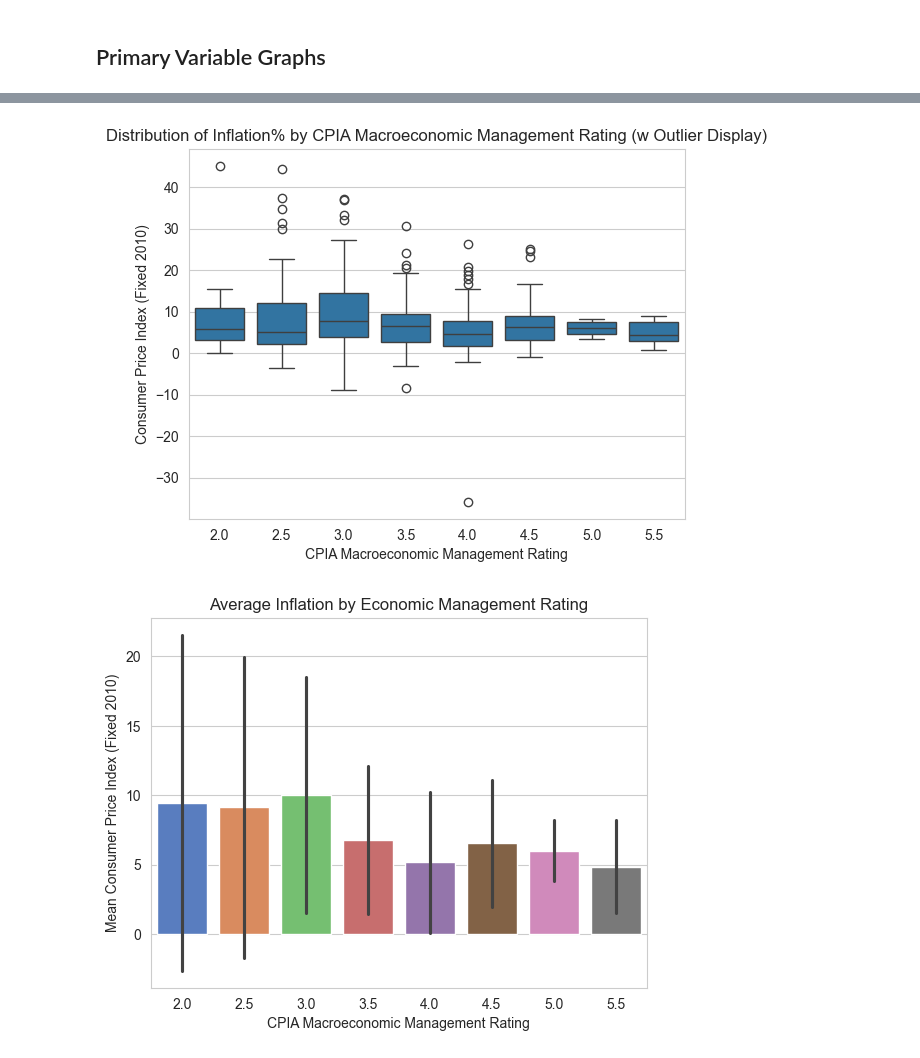
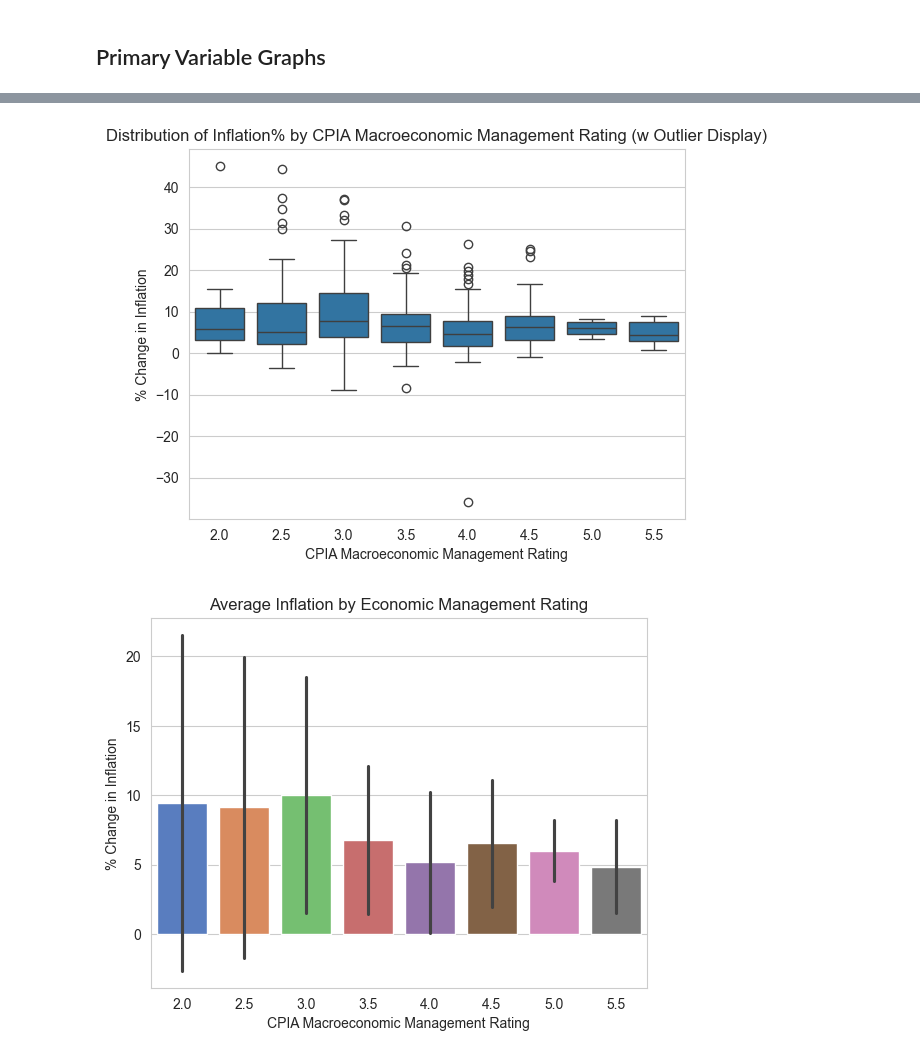
Before and after one commit to JoeyRussoniello/the-nexus-of-macroeconomic-policy-on-inflation, a Jupyter notebook: Python/python_visuals.ipynb, the cells around one changed output, grey strips where cells are left out. Saved outputs shown, nothing was run; the diff lists cells and outputs as text; code cells hidden in the pictures.

```diff
--- a/Python/python_visuals.ipynb
+++ b/Python/python_visuals.ipynb
@@ -41,0 +69,18 @@ heatmap(cov,"Covariance Matrix",annot=False)
+# %%
+#Correlation Matrix of Final Values
+df['cpia_macro_rating_export_volume'] = df['cpia_macro_rating'] * df['export_volume']
+columns_needed = [
+    'inflation',
+    'cpia_macro_rating',
+    'export_volume',
+    'cpia_macro_rating_export_volume',  # <-- the interaction term
+    'cpia_avg_rating',
+    'dmstc_crdt_financial'
+]
+
+final_regressed_model = df[columns_needed]
+
+plot_corr_and_cov(final_regressed_model,
+                  "Correlation Matrix of Regression Variables (Collinearity Test)",
+                  "Covariance Matrix of Regression Variables",
+                  (16,8))
@@ -45,13 +92,13 @@ heatmap(cov,"Covariance Matrix",annot=False)
 #'CPIAmacroeconomicmanagementra'
 #'Consumerpriceindex2010100'
 renamed = df.rename({
-    'cpia_macro_rating':'EconManagement',
-    'cp_inflation_perc':'Inflation%'
+    'cpia_macro_rating':'EconManagement'
     },
     axis=1)
 filtered = renamed[renamed['EconManagement'] >= 2]
 # %%
 FONT_SIZE = 11
+Y_AX_NAME = '% Change in Inflation'
 # %%
 plt.figure(figsize=(10,6))
 sns.set_palette('light:b')
@@ -77,27 +124,27 @@ plt.show()
 # %%
 sns.set_palette('tab10')
 sns.set_style('whitegrid')
-sns.boxplot(filtered,x='EconManagement',y='Inflation%')
+sns.boxplot(filtered,x='EconManagement',y='inflation')
 
 
 plt.title("Distribution of Inflation% by CPIA Macroeconomic Management Rating (w Outlier Display)")
 plt.xlabel("CPIA Macroeconomic Management Rating")
-plt.ylabel("Consumer Price Index (Fixed 2010)")
+plt.ylabel(Y_AX_NAME)
 plt.show()
 # %% [output]
-[figure, old version]
+[figure, new version]
 # %%
 sns.barplot(data=filtered,
             x='EconManagement',
-            y='Inflation%',
+            y='inflation',
             errorbar='sd',
             hue='EconManagement',
             palette='muted',
             legend=False)
 plt.title("Average Inflation by Economic Management Rating")
 plt.xlabel("CPIA Macroeconomic Management Rating")
-plt.ylabel("Mean Consumer Price Index (Fixed 2010)")
+plt.ylabel(Y_AX_NAME)
 plt.show()
 # %% [output]
-[figure, old version]
+[figure, new version]
 # %%
```
Also changed, not shown: parts of 8 cells of this notebook, 3 other files.
